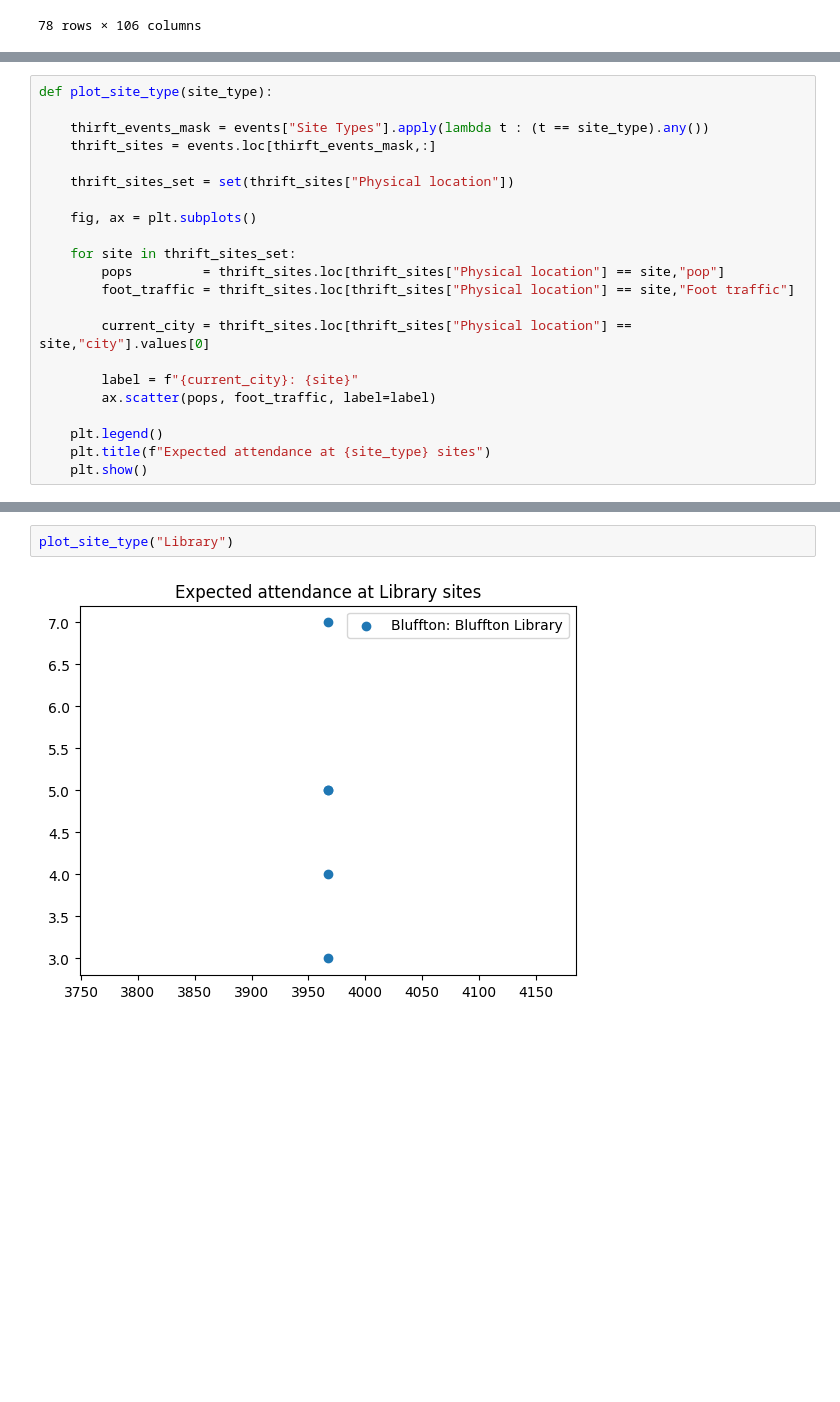
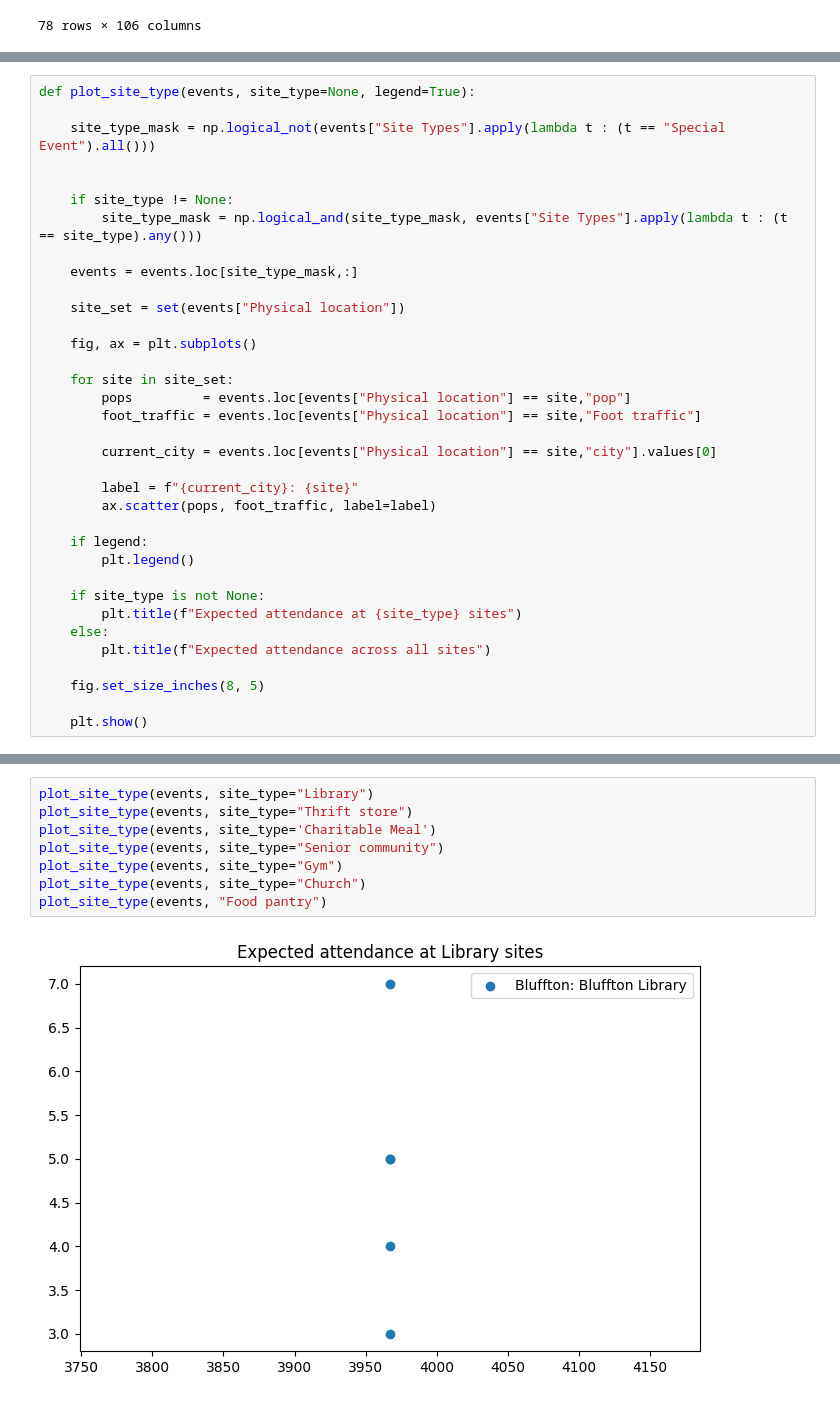
Before and after one commit to Human-Centered-Optimization-Lab/clinicOpt, a Jupyter notebook: tools/attendancePlaygorund.ipynb, the cells around one changed output, grey strips where cells are left out. Saved outputs shown, nothing was run; the diff lists cells and outputs as text; blank space fills up the shorter version.

```diff
--- a/tools/attendancePlaygorund.ipynb
+++ b/tools/attendancePlaygorund.ipynb
@@ -50,24 +50,37 @@ display(events)
 # %%
-def plot_site_type(site_type):
+def plot_site_type(events, site_type=None, legend=True):
 
-    thirft_events_mask = events["Site Types"].apply(lambda t : (t == site_type).any())
-    thrift_sites = events.loc[thirft_events_mask,:]
+    site_type_mask = np.logical_not(events["Site Types"].apply(lambda t : (t == "Special Event").all()))
 
-    thrift_sites_set = set(thrift_sites["Physical location"])
+
+    if site_type != None:
+        site_type_mask = np.logical_and(site_type_mask, events["Site Types"].apply(lambda t : (t == site_type).any()))
+
+    events = events.loc[site_type_mask,:]
+
+    site_set = set(events["Physical location"])
 
     fig, ax = plt.subplots()
 
-    for site in thrift_sites_set:
-        pops         = thrift_sites.loc[thrift_sites["Physical location"] == site,"pop"]
-        foot_traffic = thrift_sites.loc[thrift_sites["Physical location"] == site,"Foot traffic"]
+    for site in site_set:
+        pops         = events.loc[events["Physical location"] == site,"pop"]
+        foot_traffic = events.loc[events["Physical location"] == site,"Foot traffic"]
 
-        current_city = thrift_sites.loc[thrift_sites["Physical location"] == site,"city"].values[0]
+        current_city = events.loc[events["Physical location"] == site,"city"].values[0]
 
         label = f"{current_city}: {site}"
         ax.scatter(pops, foot_traffic, label=label)
 
-    plt.legend()
-    plt.title(f"Expected attendance at {site_type} sites")
+    if legend:
+        plt.legend()
+
+    if site_type is not None:
+        plt.title(f"Expected attendance at {site_type} sites")
+    else:
+        plt.title(f"Expected attendance across all sites")
+
+    fig.set_size_inches(8, 5)
+
     plt.show()
 # %% [markdown]
 ## Examining attenance as a function of population and site type
@@ -74,4 +88,10 @@ def plot_site_type(site_type):
 # %%
-plot_site_type("Library")
+plot_site_type(events, site_type="Library")
+plot_site_type(events, site_type="Thrift store")
+plot_site_type(events, site_type='Charitable Meal')
+plot_site_type(events, site_type="Senior community")
+plot_site_type(events, site_type="Gym")
+plot_site_type(events, site_type="Church")
+plot_site_type(events, "Food pantry")
 # %% [output]
-[figure, old version]
+[figure, new version]
```
Also changed, not shown: parts of 11 cells of this notebook.
